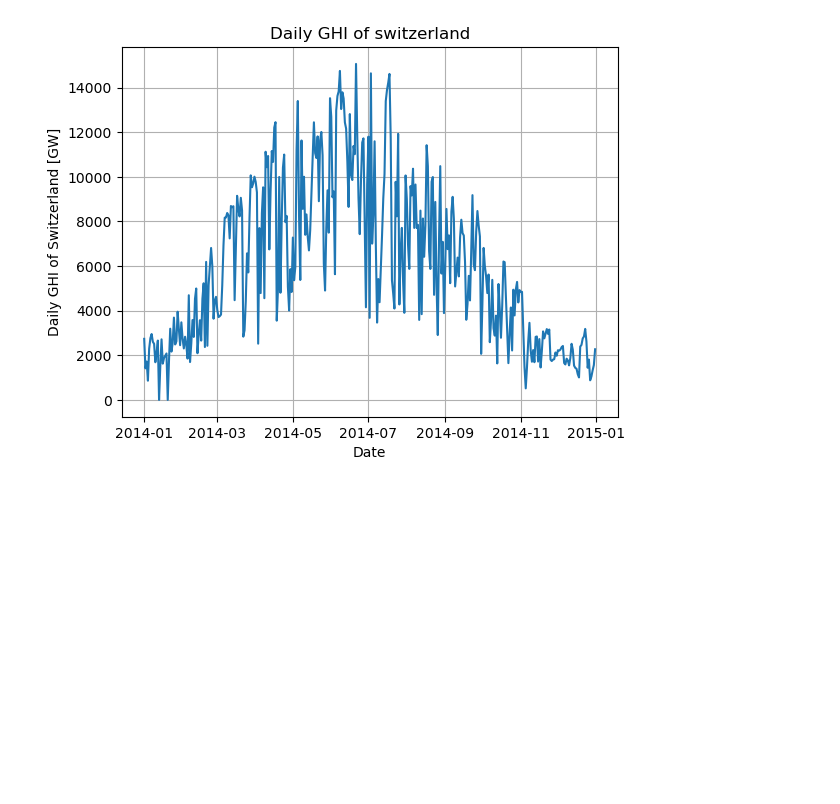
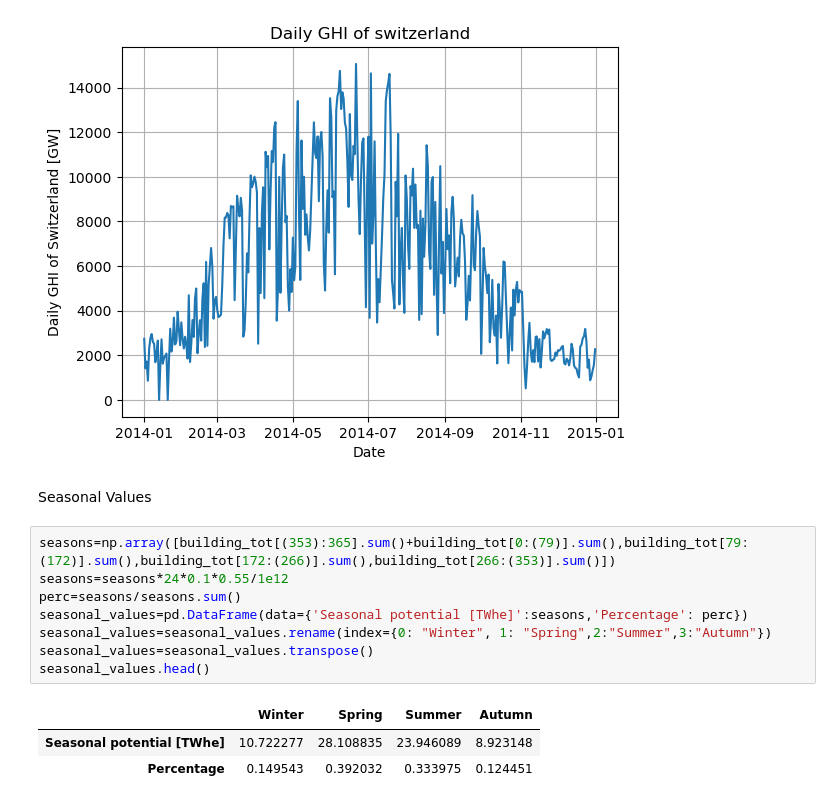
Before and after one commit to mircopesent/SOLAR, a Jupyter notebook: analyze_data.ipynb, the cells around one changed output. Saved outputs shown, nothing was run; the diff lists cells and outputs as text; blank space fills up the shorter version.

Commit message:
seasonal values

```diff
--- a/analyze_data.ipynb
+++ b/analyze_data.ipynb
@@ -117,3 +117,17 @@ ax.set_title("Daily GHI of switzerland")
 ax.grid()
 # %% [output]
 [figure]
+# %% [markdown]
+Seasonal Values
+# %%
+seasons=np.array([building_tot[(353):365].sum()+building_tot[0:(79)].sum(),building_tot[79:(172)].sum(),building_tot[172:(266)].sum(),building_tot[266:(353)].sum()])
+seasons=seasons*24*0.1*0.55/1e12
+perc=seasons/seasons.sum()
+seasonal_values=pd.DataFrame(data={'Seasonal potential [TWhe]':seasons,'Percentage': perc})
+seasonal_values=seasonal_values.rename(index={0: "Winter", 1: "Spring",2:"Summer",3:"Autumn"})
+seasonal_values=seasonal_values.transpose()
+seasonal_values.head()
+# %% [output]
+|  | Winter | Spring | Summer | Autumn |
+| Seasonal potential [TWhe] | 10.722277 | 28.108835 | 23.946089 | 8.923148 |
+| Percentage | 0.149543 | 0.392032 | 0.333975 | 0.124451 |
```
